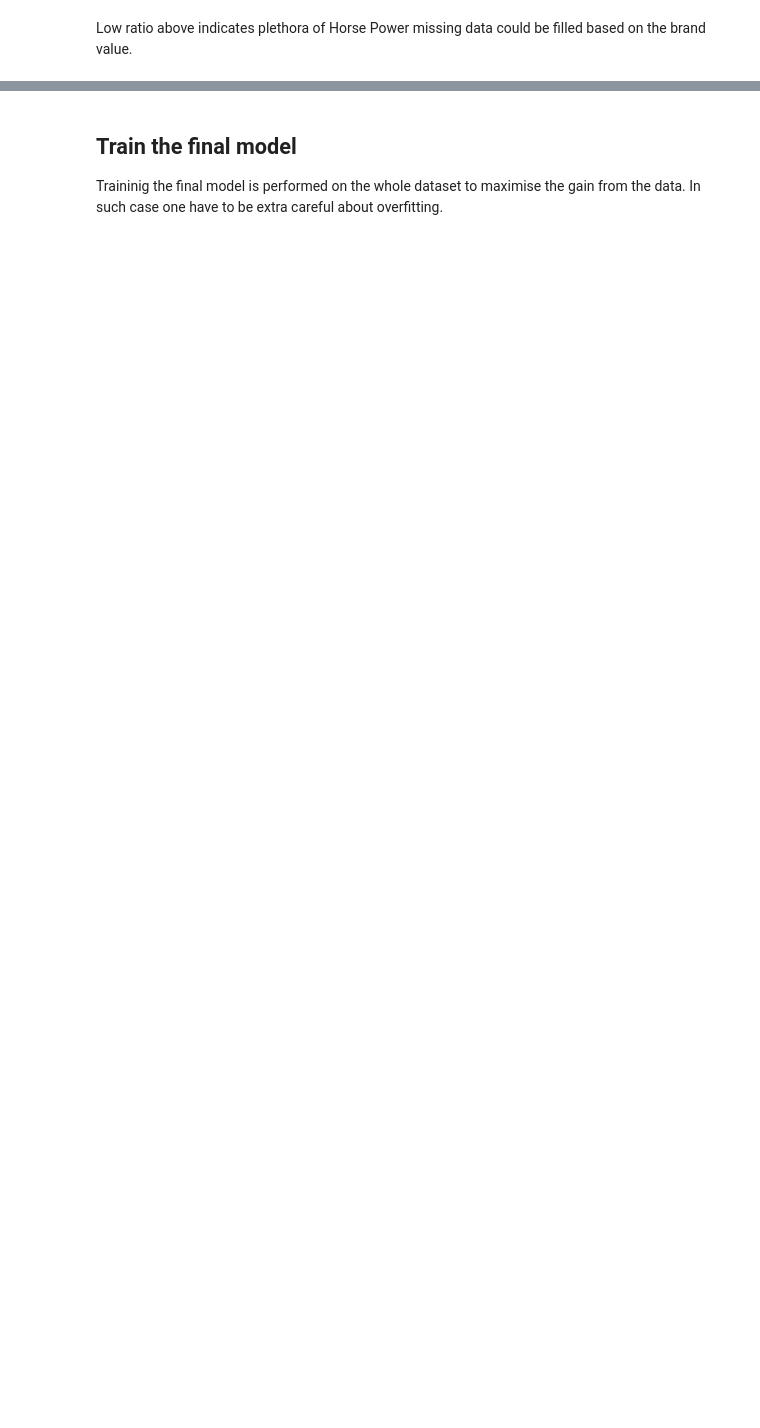
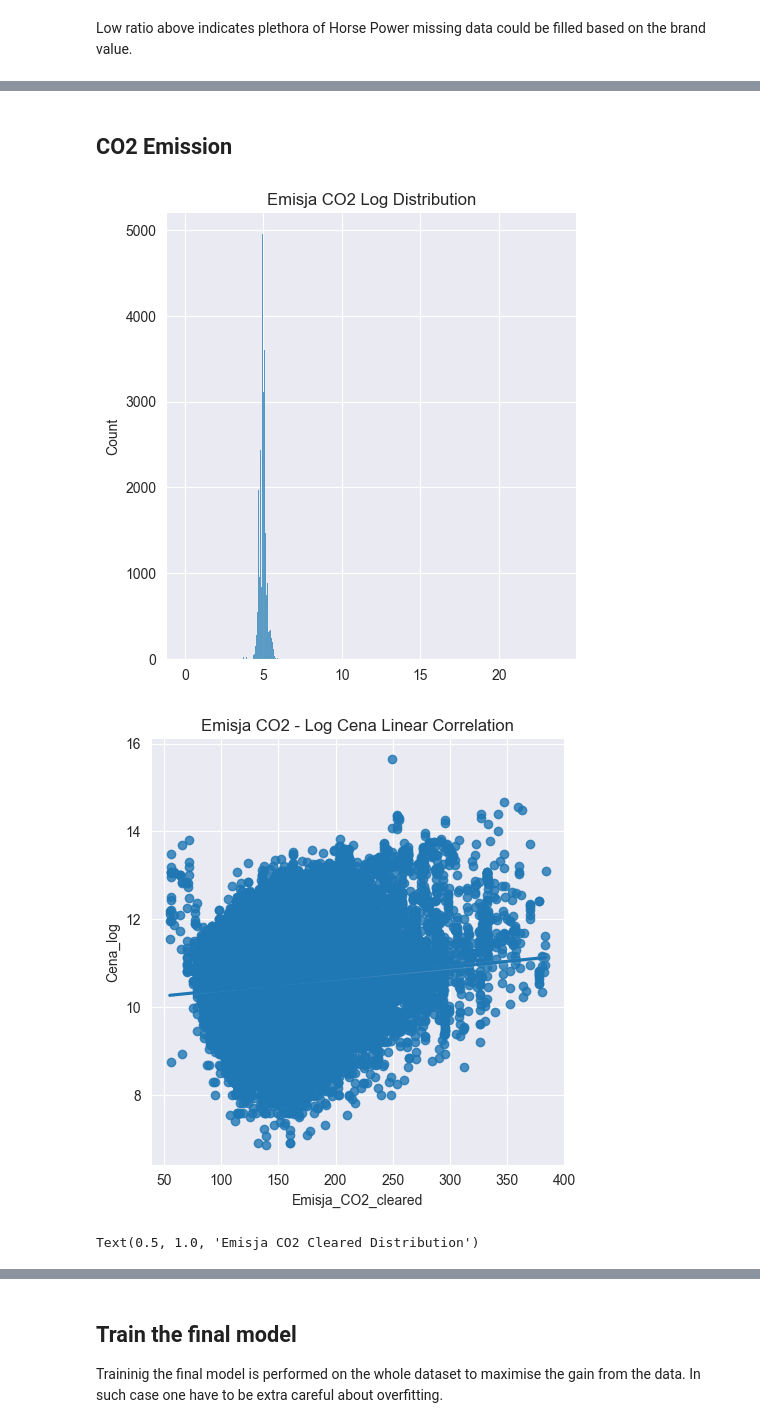
Before and after one commit to JacobsCodePy/KagglePJATKProject, a Jupyter notebook: analysis.ipynb, the cells around one changed output, grey strips where cells are left out. Cells and saved outputs as stored; diff of their text form; code cells hidden in the pictures; blank space fills up the shorter version.

Commit message:
Added CO2 emission, model ensemble and a little bit more analysis with descriptions.

```diff
--- a/analysis.ipynb
+++ b/analysis.ipynb
@@ -253,0 +377,20 @@ df_data.loc[mask, ('Moc_KM_filled', 'Marka_pojazdu')].head(5)
+# %% [markdown]
+## CO2 Emission
+# %%
+sns.displot(np.log(df_data.Emisja_CO2.to_numpy()))  # Log to be able to see the data with such outliers
+plt.title("Emisja CO2 Log Distribution")
+plt.show()
+IQR = iqr(df_data.Emisja_CO2.to_numpy(), nan_policy='omit')
+max_value = df_data.Emisja_CO2.quantile(0.75) + 5.0 * IQR  # Extreme outliers
+min_value = df_data.Emisja_CO2.quantile(0.25) - 1.5 * IQR  # Normal bottom outliers
+df_data.loc[:, 'Emisja_CO2_cleared'] = df_data.Emisja_CO2.to_numpy()
+df_data.loc[(df_data.Emisja_CO2 > max_value) | (df_data.Emisja_CO2 < min_value), 'Emisja_CO2_cleared'] = np.nan
+sns.lmplot(df_data, x='Emisja_CO2_cleared', y='Cena_log')
+plt.title("Emisja CO2 - Log Cena Linear Correlation")
+plt.show()
+sns.displot(df_data.Emisja_CO2_cleared)
+plt.title("Emisja CO2 Cleared Distribution")
+# %% [output]
+[figure, added]
+[figure, added]
+Text(0.5, 1.0, 'Emisja CO2 Cleared Distribution')
```
Also changed, not shown: parts of 36 cells of this notebook.
